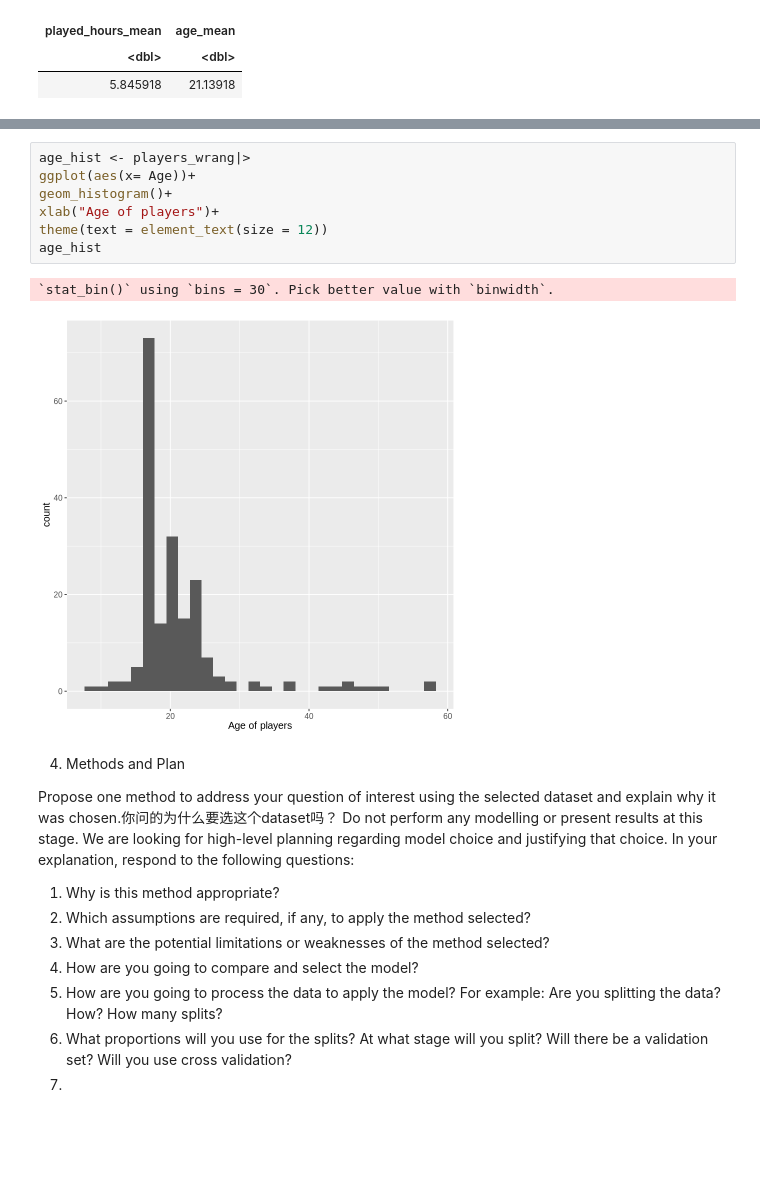
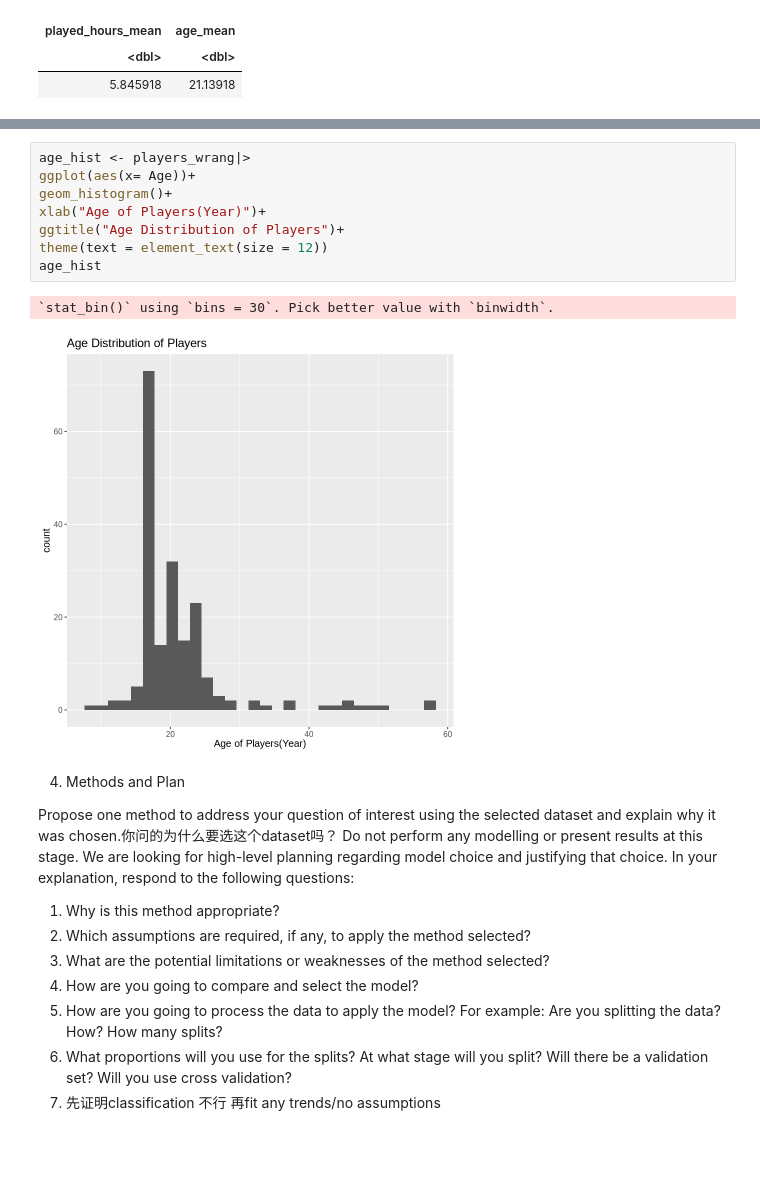
Before and after one commit to iriszovo/dsci-project, a Jupyter notebook: Individual project.ipynb, the cells around one changed output, grey strips where cells are left out. Drawn from its saved outputs; the diff is of its cells as text.

```diff
--- a/Individual project.ipynb
+++ b/Individual project.ipynb
@@ -310,13 +300,14 @@ theme(text = element_text(size = 12))
 # %%
 age_hist <- players_wrang|>
 ggplot(aes(x= Age))+
 geom_histogram()+
-xlab("Age of players")+
+xlab("Age of Players(Year)")+
+ggtitle("Age Distribution of Players")+
 theme(text = element_text(size = 12))
 age_hist
 # %% [output]
 `stat_bin()` using `bins = 30`. Pick better value with `binwidth`.
-[figure, old version]
+[figure, new version]
 # %% [markdown]
 4. Methods and Plan
 
@@ -329,7 +320,7 @@ Do not perform any modelling or present results at this stage. We are looking fo
 4. How are you going to compare and select the model?
 5. How are you going to process the data to apply the model? For example: Are you splitting the data? How? How many splits?
 6. What proportions will you use for the splits? At what stage will you split? Will there be a validation set? Will you use cross validation?
-7.
+7. 先证明classification 不行 再fit any trends/no assumptions
 # %% [markdown]
 ##
 # %% [markdown]
```
Also changed, not shown: parts of 19 cells of this notebook.
